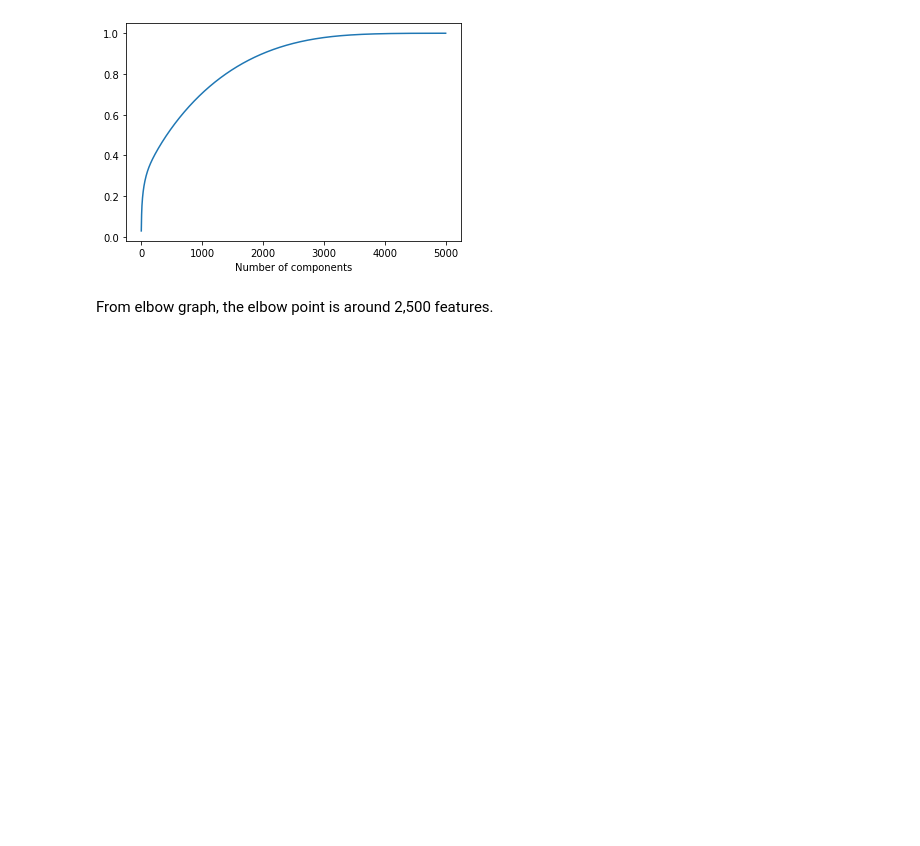
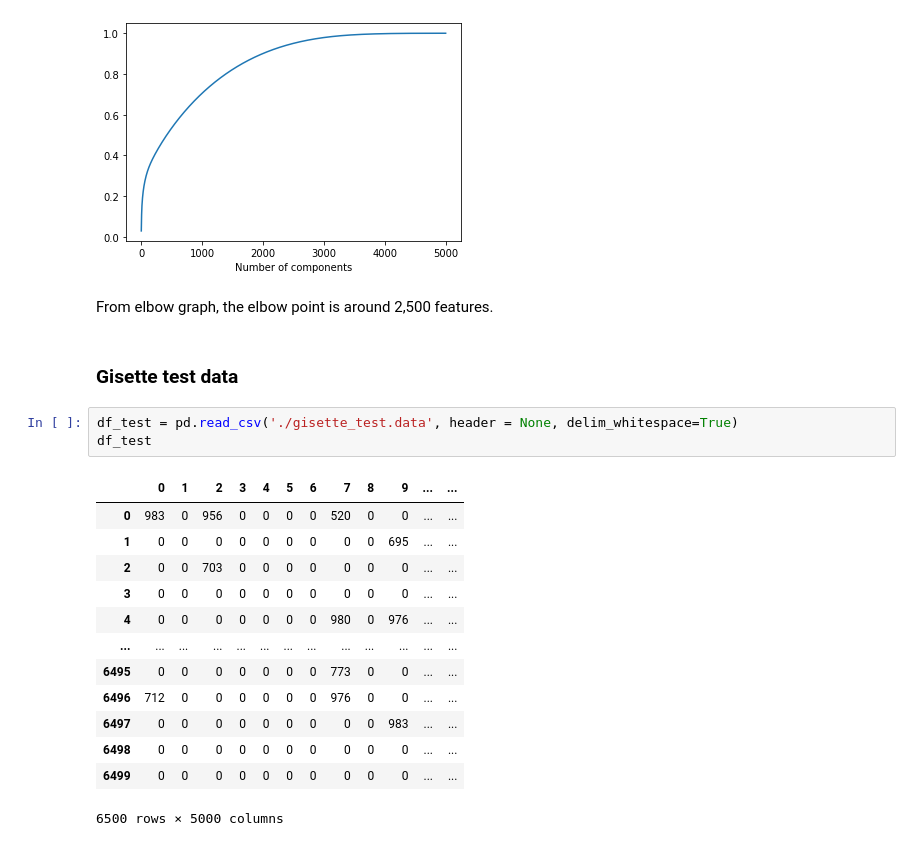
Before and after one commit to USF-CS-663-Spring-2020/lab-03-pca-eggchul, a Jupyter notebook: lab3.ipynb, the cells around one changed output. Drawn from its saved outputs; the diff is of its cells as text; blank space fills up the shorter version.

```diff
--- a/lab3.ipynb
+++ b/lab3.ipynb
@@ -291,3 +307,22 @@ Text(0.5, 0, 'Number of components')
 [figure]
 # %% [markdown]
 From elbow graph, the elbow point is around 2,500 features.
+# %% [markdown]
+### Gisette test data
+# %%
+df_test = pd.read_csv('./gisette_test.data', header = None, delim_whitespace=True)
+df_test
+# %% [output]
+|  | 0 | 1 | 2 | 3 | 4 | 5 | 6 | 7 | 8 | 9 | ... | ... |
+| 0 | 983 | 0 | 956 | 0 | 0 | 0 | 0 | 520 | 0 | 0 | ... | ... |
+| 1 | 0 | 0 | 0 | 0 | 0 | 0 | 0 | 0 | 0 | 695 | ... | ... |
+| 2 | 0 | 0 | 703 | 0 | 0 | 0 | 0 | 0 | 0 | 0 | ... | ... |
+| 3 | 0 | 0 | 0 | 0 | 0 | 0 | 0 | 0 | 0 | 0 | ... | ... |
+| 4 | 0 | 0 | 0 | 0 | 0 | 0 | 0 | 980 | 0 | 976 | ... | ... |
+| ... | ... | ... | ... | ... | ... | ... | ... | ... | ... | ... | ... | ... |
+| 6495 | 0 | 0 | 0 | 0 | 0 | 0 | 0 | 773 | 0 | 0 | ... | ... |
+| 6496 | 712 | 0 | 0 | 0 | 0 | 0 | 0 | 976 | 0 | 0 | ... | ... |
+| 6497 | 0 | 0 | 0 | 0 | 0 | 0 | 0 | 0 | 0 | 983 | ... | ... |
+| 6498 | 0 | 0 | 0 | 0 | 0 | 0 | 0 | 0 | 0 | 0 | ... | ... |
+| 6499 | 0 | 0 | 0 | 0 | 0 | 0 | 0 | 0 | 0 | 0 | ... | ... |
+6500 rows × 5000 columns
```
Also changed, not shown: parts of 17 cells of this notebook.
